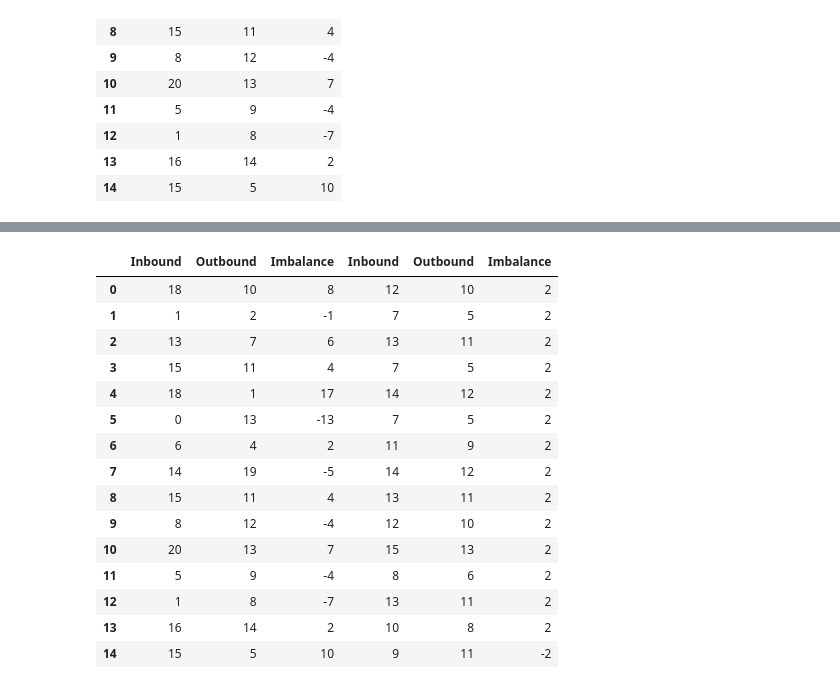
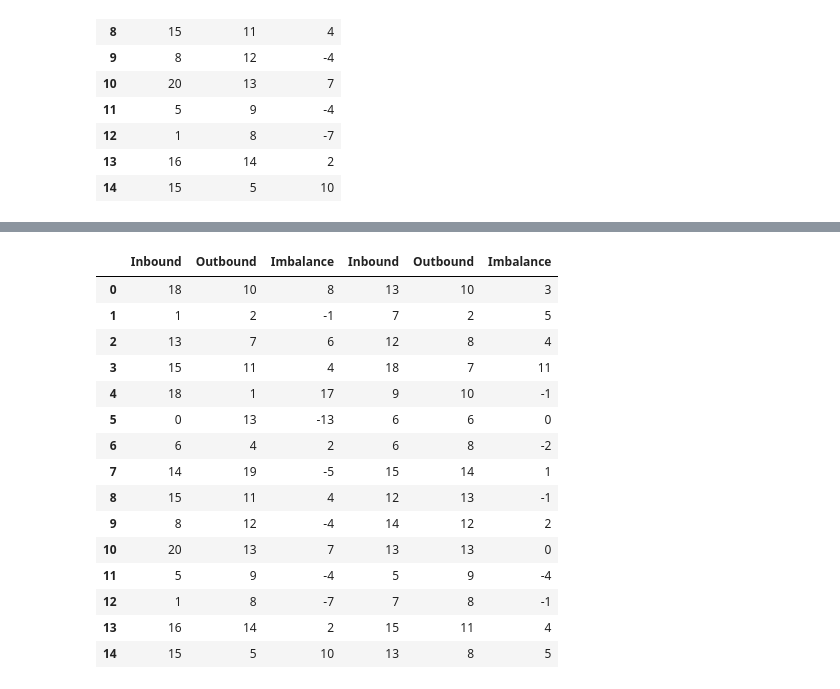
Before and after one commit to tranndt/ml-usra2021-NexusDataChallengeBison, a Jupyter notebook: [05-2021] Nexus Data Challenge/Algorithm.ipynb, the cells around one changed output, grey strips where cells are left out. Drawn from its saved outputs; the diff is of its cells as text; code cells hidden in the pictures.

```diff
--- a/[05-2021] Nexus Data Challenge/Algorithm.ipynb
+++ b/[05-2021] Nexus Data Challenge/Algorithm.ipynb
@@ -1075,24 +1090,24 @@ df
 # %%
 df1 = df.copy()
 
 for i in range(len(df1.index[:-1])):
-    df1 = balance_demo(df1,df1.index[i],df1.index[i+1],2,verbose=False)
+    df1 = balance_demo(df1,df1.index[i],df1.index[i+1],verbose=False)
 
 pd.concat([df,df1],axis=1)
 # %% [output]
 |  | Inbound | Outbound | Imbalance | Inbound | Outbound | Imbalance |
-| 0 | 18 | 10 | 8 | 12 | 10 | 2 |
-| 1 | 1 | 2 | -1 | 7 | 5 | 2 |
-| 2 | 13 | 7 | 6 | 13 | 11 | 2 |
-| 3 | 15 | 11 | 4 | 7 | 5 | 2 |
-| 4 | 18 | 1 | 17 | 14 | 12 | 2 |
-| 5 | 0 | 13 | -13 | 7 | 5 | 2 |
-| 6 | 6 | 4 | 2 | 11 | 9 | 2 |
-| 7 | 14 | 19 | -5 | 14 | 12 | 2 |
-| 8 | 15 | 11 | 4 | 13 | 11 | 2 |
-| 9 | 8 | 12 | -4 | 12 | 10 | 2 |
-| 10 | 20 | 13 | 7 | 15 | 13 | 2 |
-| 11 | 5 | 9 | -4 | 8 | 6 | 2 |
-| 12 | 1 | 8 | -7 | 13 | 11 | 2 |
-| 13 | 16 | 14 | 2 | 10 | 8 | 2 |
-| 14 | 15 | 5 | 10 | 9 | 11 | -2 |
+| 0 | 18 | 10 | 8 | 13 | 10 | 3 |
+| 1 | 1 | 2 | -1 | 7 | 2 | 5 |
+| 2 | 13 | 7 | 6 | 12 | 8 | 4 |
+| 3 | 15 | 11 | 4 | 18 | 7 | 11 |
+| 4 | 18 | 1 | 17 | 9 | 10 | -1 |
+| 5 | 0 | 13 | -13 | 6 | 6 | 0 |
+| 6 | 6 | 4 | 2 | 6 | 8 | -2 |
+| 7 | 14 | 19 | -5 | 15 | 14 | 1 |
+| 8 | 15 | 11 | 4 | 12 | 13 | -1 |
+| 9 | 8 | 12 | -4 | 14 | 12 | 2 |
+| 10 | 20 | 13 | 7 | 13 | 13 | 0 |
+| 11 | 5 | 9 | -4 | 5 | 9 | -4 |
+| 12 | 1 | 8 | -7 | 7 | 8 | -1 |
+| 13 | 16 | 14 | 2 | 15 | 11 | 4 |
+| 14 | 15 | 5 | 10 | 13 | 8 | 5 |
```
Also changed, not shown: parts of 18 cells of this notebook.
